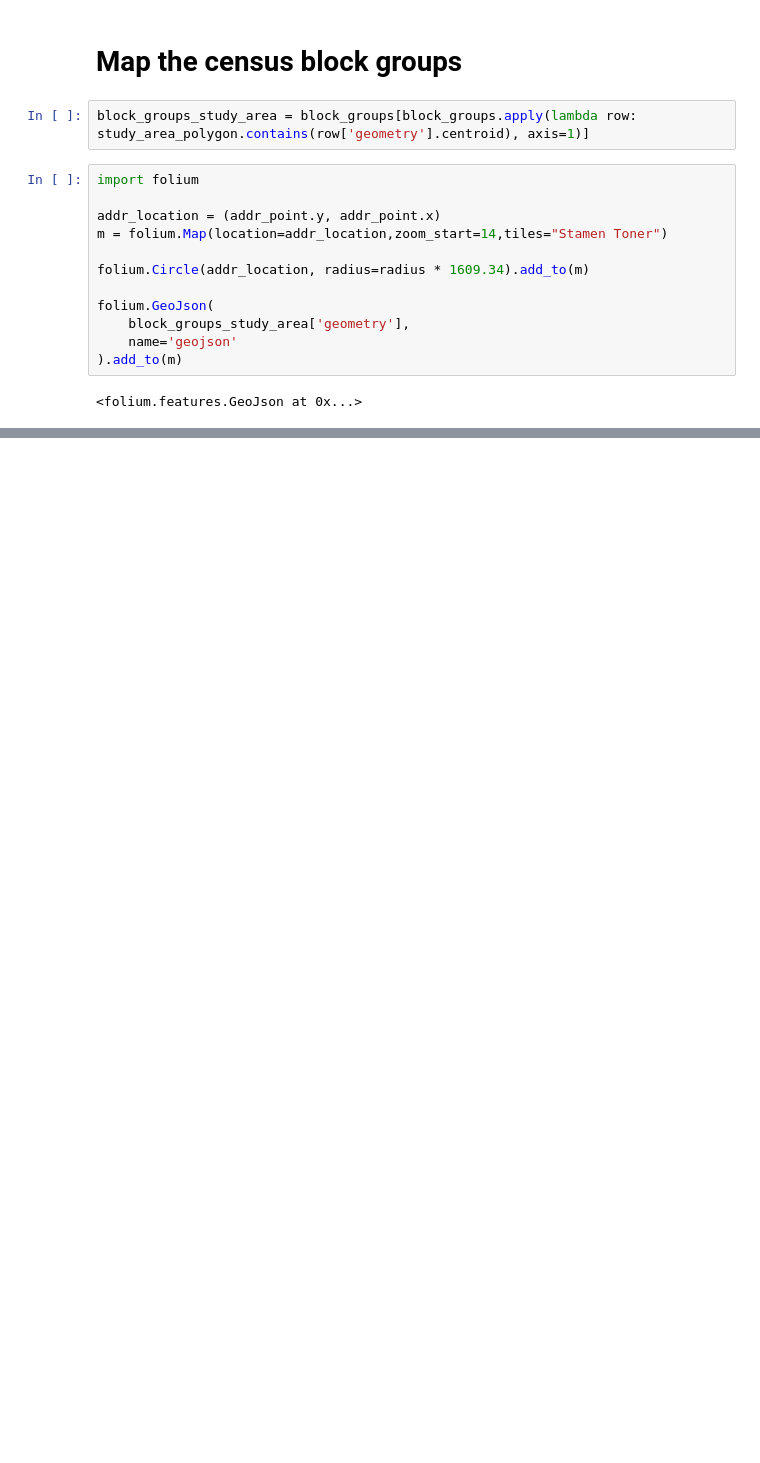
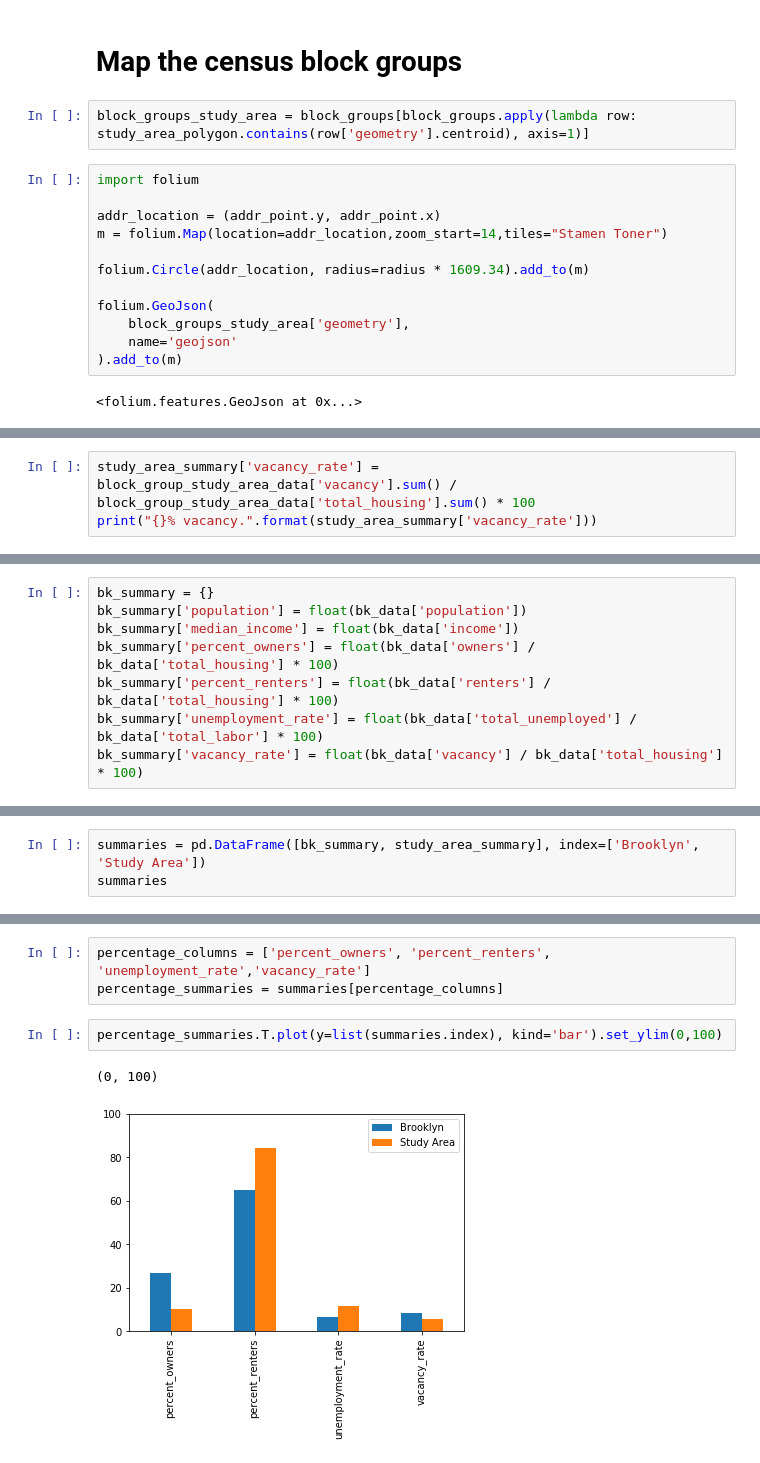
Before and after one commit to akash-y/digitalceqr, a Jupyter notebook: CHAPTER 5 - SOCIO/socio_economic_analysis.ipynb, the cells around one changed output, grey strips where cells are left out. Drawn from its saved outputs; the diff is of its cells as text; blank space fills up the shorter version.

```diff
--- a/CHAPTER 5 - SOCIO/socio_economic_analysis.ipynb
+++ b/CHAPTER 5 - SOCIO/socio_economic_analysis.ipynb
@@ -149,0 +199,3 @@ Weighted median of Study area income: 40604.83513513514
+# %%
+study_area_summary['vacancy_rate'] = block_group_study_area_data['vacancy'].sum() / block_group_study_area_data['total_housing'].sum() * 100
+print("{}% vacancy.".format(study_area_summary['vacancy_rate']))
@@ -149,0 +220,8 @@ Weighted median of Study area income: 40604.83513513514
+# %%
+bk_summary = {}
+bk_summary['population'] = float(bk_data['population'])
+bk_summary['median_income'] = float(bk_data['income'])
+bk_summary['percent_owners'] = float(bk_data['owners'] / bk_data['total_housing'] * 100)
+bk_summary['percent_renters'] = float(bk_data['renters'] / bk_data['total_housing'] * 100)
+bk_summary['unemployment_rate'] = float(bk_data['total_unemployed'] / bk_data['total_labor'] * 100)
+bk_summary['vacancy_rate'] = float(bk_data['vacancy'] / bk_data['total_housing'] * 100)
@@ -149,0 +239,3 @@ Weighted median of Study area income: 40604.83513513514
+# %%
+summaries = pd.DataFrame([bk_summary, study_area_summary], index=['Brooklyn', 'Study Area'])
+summaries
@@ -149,0 +246,8 @@ Weighted median of Study area income: 40604.83513513514
+# %%
+percentage_columns = ['percent_owners', 'percent_renters', 'unemployment_rate','vacancy_rate']
+percentage_summaries = summaries[percentage_columns]
+# %%
+percentage_summaries.T.plot(y=list(summaries.index), kind='bar').set_ylim(0,100)
+# %% [output]
+(0, 100)
+[figure, added]
```
Also changed, not shown: parts of 35 cells of this notebook.
